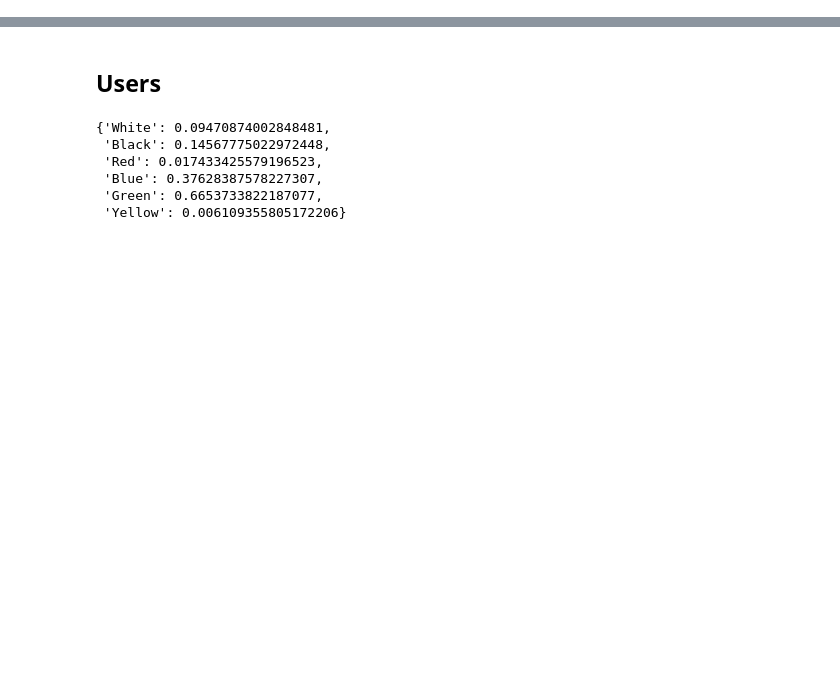
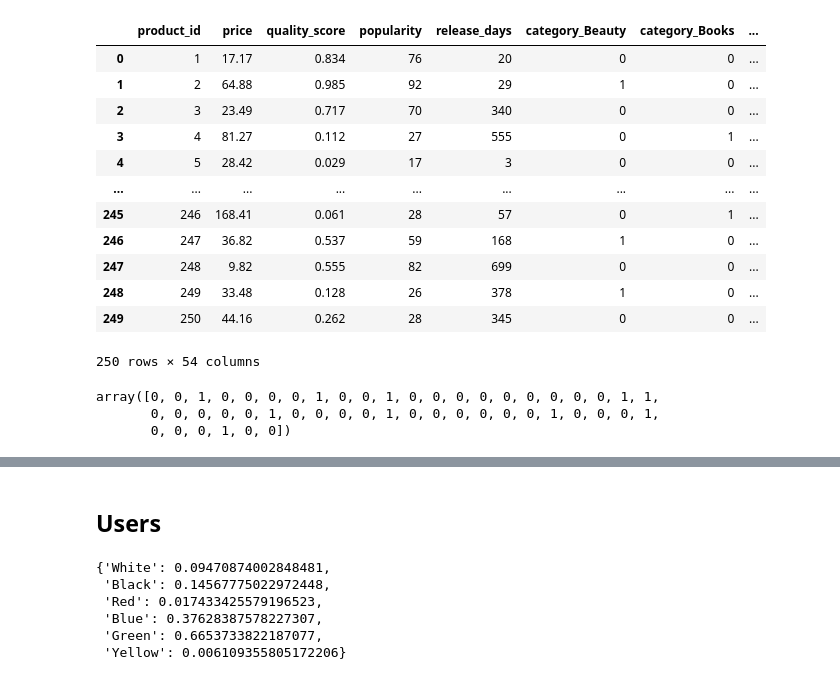
Before and after one commit to ernestknurov/simshop, a Jupyter notebook: notebooks/exploration.ipynb, the cells around one changed output, grey strips where cells are left out. Cells and saved outputs as stored; diff of their text form; code cells hidden in the pictures; blank space fills up the shorter version.

```diff
--- a/notebooks/exploration.ipynb
+++ b/notebooks/exploration.ipynb
@@ -31,0 +52,17 @@ catalog_df.head()
+# %%
+encoded_items = encode_items(catalog, config.get('catalog')['cat_features'])
+encoded_items
+# %% [output]
+|  | product_id | price | quality_score | popularity | release_days | category_Beauty | category_Books | ... |
+| 0 | 1 | 17.17 | 0.834 | 76 | 20 | 0 | 0 | ... |
+| 1 | 2 | 64.88 | 0.985 | 92 | 29 | 1 | 0 | ... |
+| 2 | 3 | 23.49 | 0.717 | 70 | 340 | 0 | 0 | ... |
+| 3 | 4 | 81.27 | 0.112 | 27 | 555 | 0 | 1 | ... |
+| 4 | 5 | 28.42 | 0.029 | 17 | 3 | 0 | 0 | ... |
+| ... | ... | ... | ... | ... | ... | ... | ... | ... |
+| 245 | 246 | 168.41 | 0.061 | 28 | 57 | 0 | 1 | ... |
+| 246 | 247 | 36.82 | 0.537 | 59 | 168 | 1 | 0 | ... |
+| 247 | 248 | 9.82 | 0.555 | 82 | 699 | 0 | 0 | ... |
+| 248 | 249 | 33.48 | 0.128 | 26 | 378 | 1 | 0 | ... |
+| 249 | 250 | 44.16 | 0.262 | 28 | 345 | 0 | 0 | ... |
+250 rows × 54 columns
@@ -31,0 +72,9 @@ catalog_df.head()
+# %%
+recommender = name_to_recommender['random']
+# recommender = name_to_recommender['popularity']
+action = recommender.recommend(state, num_recommendations=10)
+action
+# %% [output]
+array([0, 0, 1, 0, 0, 0, 0, 1, 0, 0, 1, 0, 0, 0, 0, 0, 0, 0, 0, 0, 1, 1,
+       0, 0, 0, 0, 0, 1, 0, 0, 0, 0, 1, 0, 0, 0, 0, 0, 0, 1, 0, 0, 0, 1,
+       0, 0, 0, 1, 0, 0])
```
Also changed, not shown: parts of 42 cells of this notebook, 15 other files.
